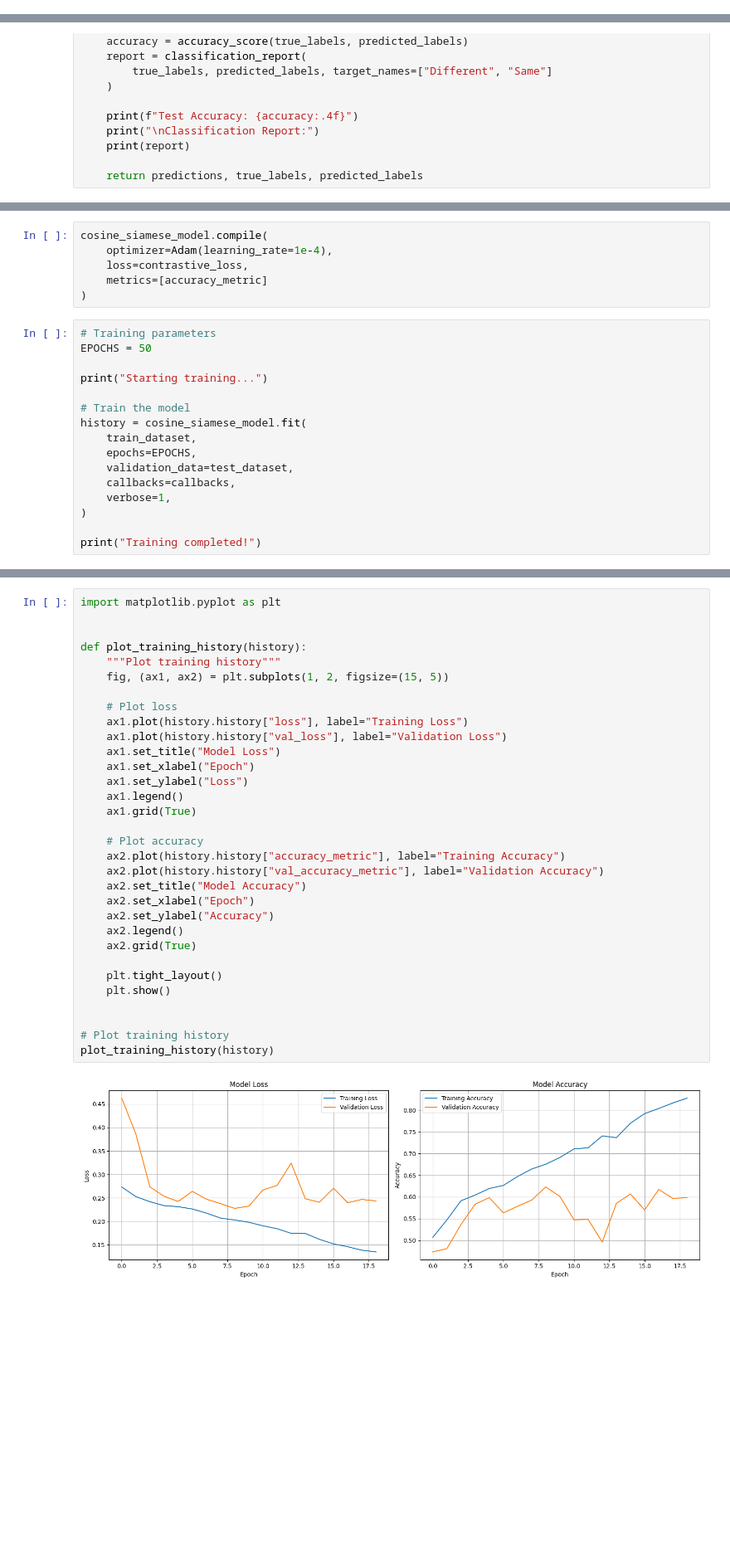
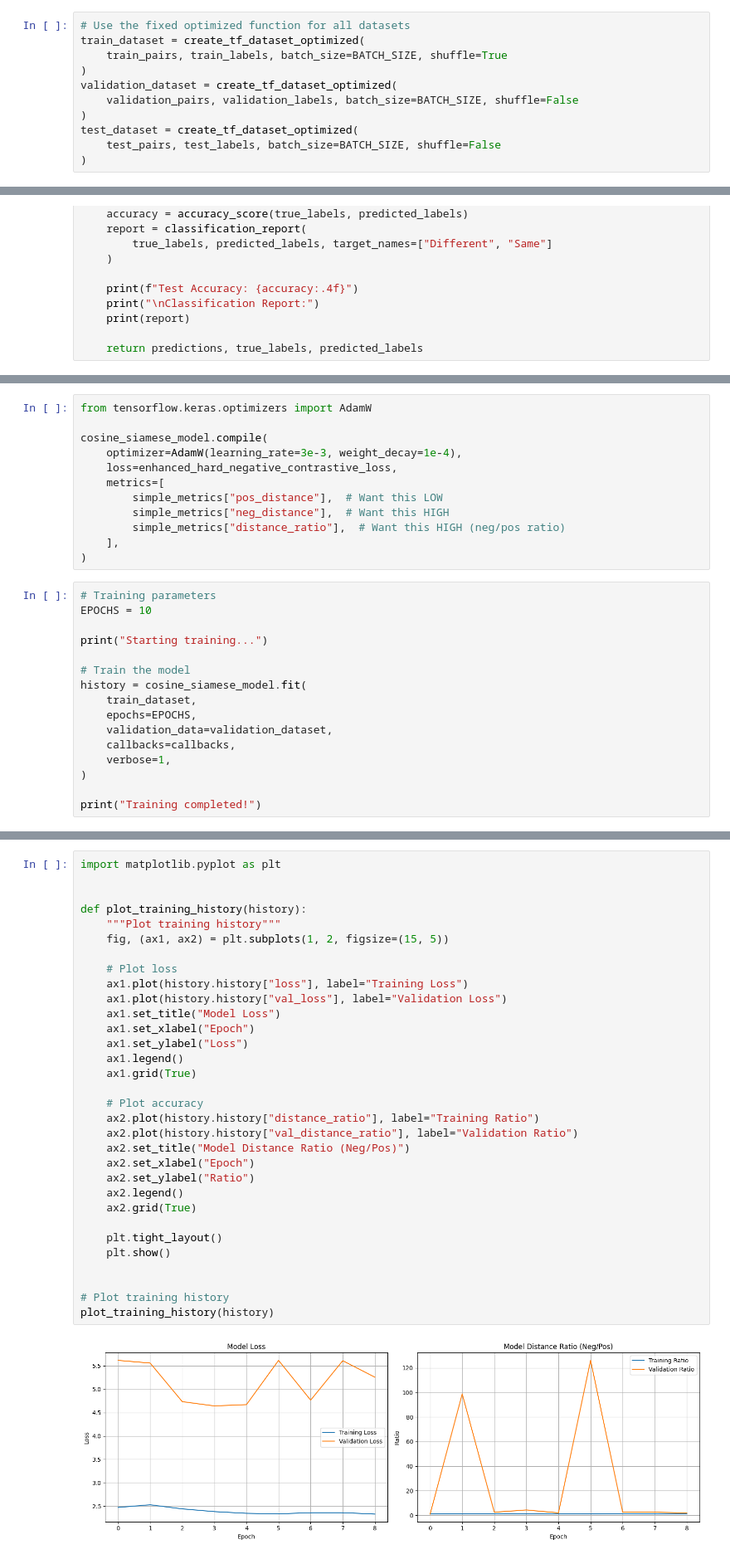
Before and after one commit to russomario/Siamese-Network-HAEEI, a Jupyter notebook: siamese.ipynb, the cells around one changed output, grey strips where cells are left out. Shown at 83% size. Drawn from its saved outputs; the diff is of its cells as text; blank space fills up the shorter version.

Commit message:
Improved siamese loss and metrics

```diff
--- a/siamese.ipynb
+++ b/siamese.ipynb
@@ -256 +308,12 @@ test_dataset  = create_tf_dataset(test_pairs,  test_labels,  batch_size=BATCH_SI
+# %%
+# Use the fixed optimized function for all datasets
+train_dataset = create_tf_dataset_optimized(
+    train_pairs, train_labels, batch_size=BATCH_SIZE, shuffle=True
+)
+validation_dataset = create_tf_dataset_optimized(
+    validation_pairs, validation_labels, batch_size=BATCH_SIZE, shuffle=False
+)
+test_dataset = create_tf_dataset_optimized(
+    test_pairs, test_labels, batch_size=BATCH_SIZE, shuffle=False
+)
 # %%
@@ -624,12 +805,18 @@ cosine_siamese_model, _ = create_cosine_siamese_network(input_shape, backbone="r
 # %%
+from tensorflow.keras.optimizers import AdamW
+
 cosine_siamese_model.compile(
-    optimizer=Adam(learning_rate=1e-4),
-    loss=contrastive_loss,
-    metrics=[accuracy_metric]
+    optimizer=AdamW(learning_rate=3e-3, weight_decay=1e-4),
+    loss=enhanced_hard_negative_contrastive_loss,
+    metrics=[
+        simple_metrics["pos_distance"],  # Want this LOW
+        simple_metrics["neg_distance"],  # Want this HIGH
+        simple_metrics["distance_ratio"],  # Want this HIGH (neg/pos ratio)
+    ],
 )
 # %%
 # Training parameters
-EPOCHS = 50
+EPOCHS = 10
 
 print("Starting training...")
 
@@ -637,7 +824,7 @@ print("Starting training...")
 history = cosine_siamese_model.fit(
     train_dataset,
     epochs=EPOCHS,
-    validation_data=test_dataset,
+    validation_data=validation_dataset,
     callbacks=callbacks,
     verbose=1,
 )
@@ -726,37 +865,37 @@ Training completed!
 # %%
 import matplotlib.pyplot as plt
 
 
 def plot_training_history(history):
     """Plot training history"""
     fig, (ax1, ax2) = plt.subplots(1, 2, figsize=(15, 5))
 
     # Plot loss
     ax1.plot(history.history["loss"], label="Training Loss")
     ax1.plot(history.history["val_loss"], label="Validation Loss")
     ax1.set_title("Model Loss")
     ax1.set_xlabel("Epoch")
     ax1.set_ylabel("Loss")
     ax1.legend()
     ax1.grid(True)
 
     # Plot accuracy
-    ax2.plot(history.history["accuracy_metric"], label="Training Accuracy")
-    ax2.plot(history.history["val_accuracy_metric"], label="Validation Accuracy")
-    ax2.set_title("Model Accuracy")
+    ax2.plot(history.history["distance_ratio"], label="Training Ratio")
+    ax2.plot(history.history["val_distance_ratio"], label="Validation Ratio")
+    ax2.set_title("Model Distance Ratio (Neg/Pos)")
     ax2.set_xlabel("Epoch")
-    ax2.set_ylabel("Accuracy")
+    ax2.set_ylabel("Ratio")
     ax2.legend()
     ax2.grid(True)
 
     plt.tight_layout()
     plt.show()
 
 
 # Plot training history
 plot_training_history(history)
 # %% [output]
-[figure, old version]
+[figure, new version]
 # %%
 def evaluate_model(model, test_dataset, threshold=0.5):
     """Evaluate the model on test data"""
```
Also changed, not shown: parts of 29 cells of this notebook.
